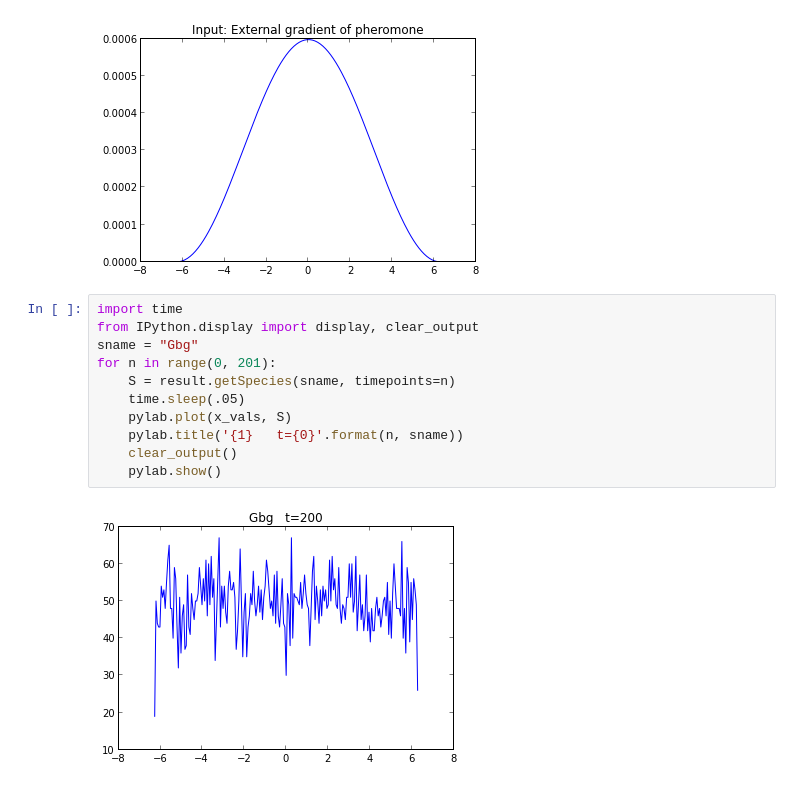
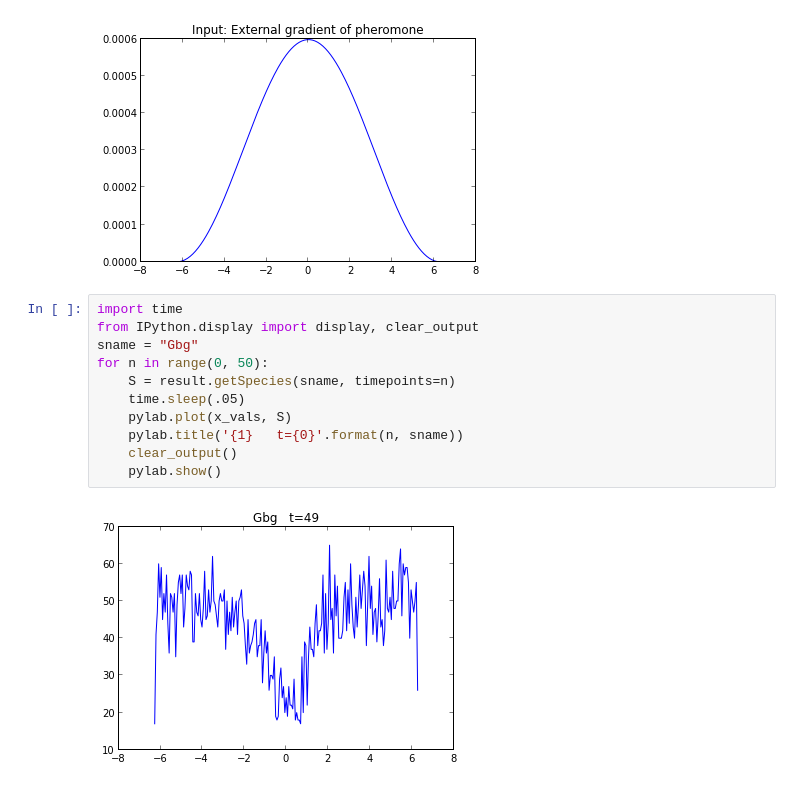
Before and after one commit to ahellander/pyurdme, a Jupyter notebook: examples/yeast_polarization/G-Protein_1D.ipynb, the cells around one changed output. Cells and saved outputs as stored; diff of their text form.

```diff
--- a/examples/yeast_polarization/G-Protein_1D.ipynb
+++ b/examples/yeast_polarization/G-Protein_1D.ipynb
@@ -39,13 +39,13 @@ pylab.title('Input: External gradient of pheromone')
 # %%
 import time
 from IPython.display import display, clear_output
 sname = "Gbg"
-for n in range(0, 201):
+for n in range(0, 50):
     S = result.getSpecies(sname, timepoints=n)
     time.sleep(.05)
     pylab.plot(x_vals, S)
     pylab.title('{1}   t={0}'.format(n, sname))
     clear_output()
     pylab.show()
 # %% [output]
-[figure, old version]
+[figure, new version]
```
Also changed, not shown: 3 other files.
